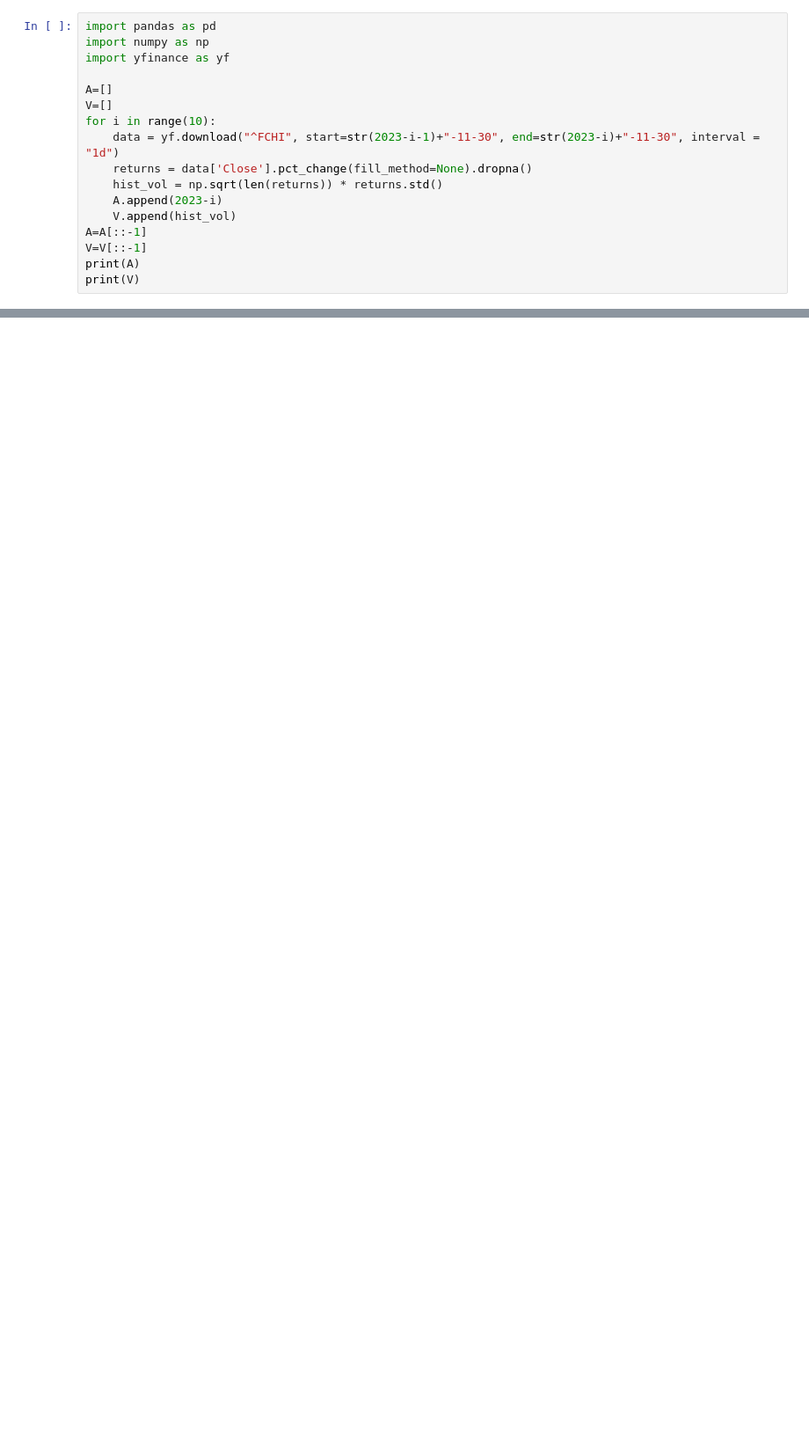
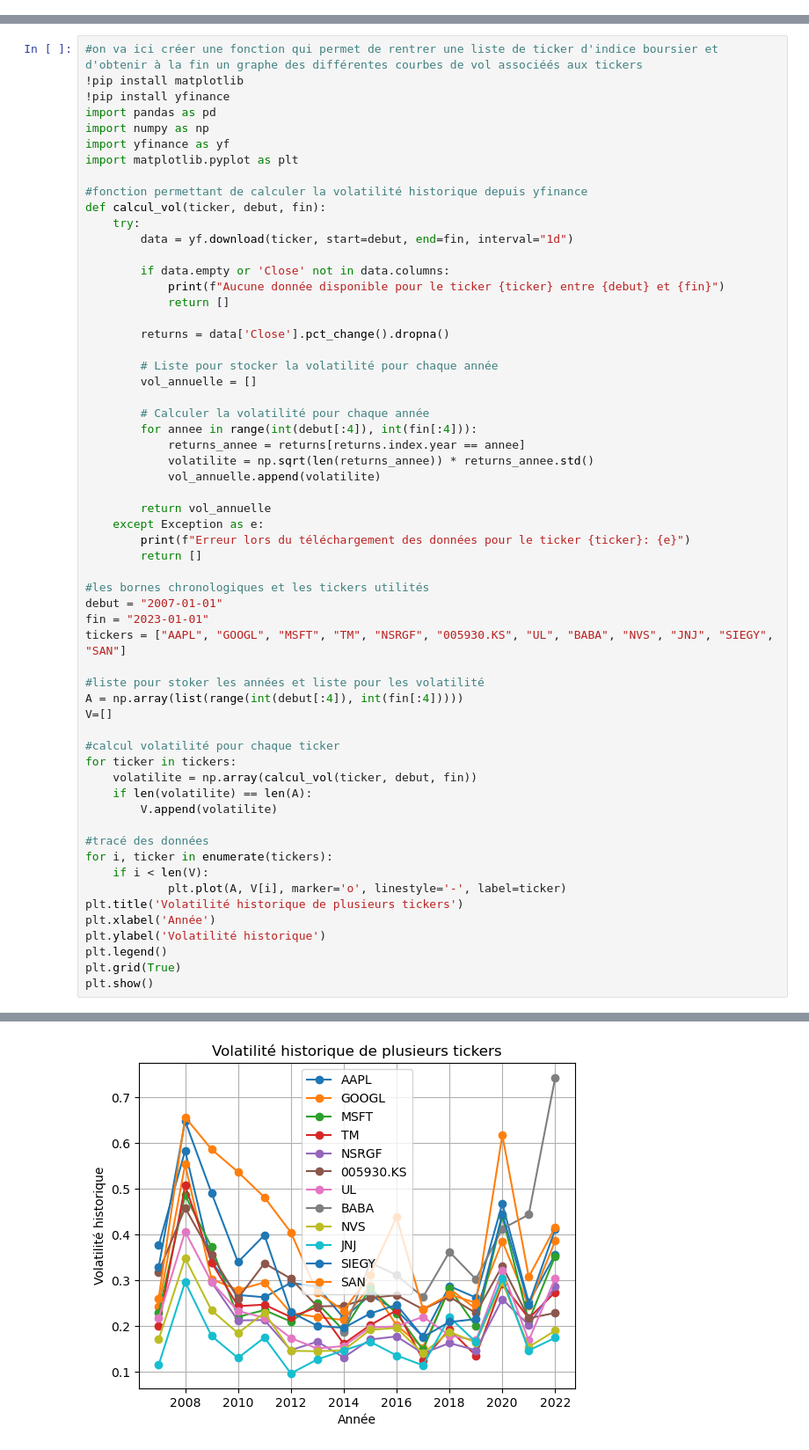
Before and after one commit to RyanSAMAMA/Ensae_projetMDR, a Jupyter notebook: faconbrouillon.ipynb, the cells around one changed output, grey strips where cells are left out. Shown: that part at 88% size. Cells and saved outputs as stored; diff of their text form; blank space fills up the shorter version.

Commit message:
Graphe vol annuelle pour différents ticker

```diff
--- a/faconbrouillon.ipynb
+++ b/faconbrouillon.ipynb
@@ -10,17 +0,0 @@ et ensuite plot (matplotlib ou pilot) de A et V
-# %%
-import pandas as pd
-import numpy as np
-import yfinance as yf
-
-A=[]
-V=[]
-for i in range(10):
-    data = yf.download("^FCHI", start=str(2023-i-1)+"-11-30", end=str(2023-i)+"-11-30", interval = "1d")
-    returns = data['Close'].pct_change(fill_method=None).dropna()
-    hist_vol = np.sqrt(len(returns)) * returns.std()
-    A.append(2023-i)
-    V.append(hist_vol)
-A=A[::-1]
-V=V[::-1]
-print(A)
-print(V)
@@ -39,0 +1,60 @@ print(V)
+# %%
+#on va ici créer une fonction qui permet de rentrer une liste de ticker d'indice boursier et d'obtenir à la fin un graphe des différentes courbes de vol associéés aux tickers
+!pip install matplotlib
+!pip install yfinance
+import pandas as pd
+import numpy as np
+import yfinance as yf
+import matplotlib.pyplot as plt
+
+#fonction permettant de calculer la volatilité historique depuis yfinance
+def calcul_vol(ticker, debut, fin):
+    try:
+        data = yf.download(ticker, start=debut, end=fin, interval="1d")
+
+        if data.empty or 'Close' not in data.columns:
+            print(f"Aucune donnée disponible pour le ticker {ticker} entre {debut} et {fin}")
+            return []
+
+        returns = data['Close'].pct_change().dropna()
+
+        # Liste pour stocker la volatilité pour chaque année
+        vol_annuelle = []
+
+        # Calculer la volatilité pour chaque année
+        for annee in range(int(debut[:4]), int(fin[:4])):
+            returns_annee = returns[returns.index.year == annee]
+            volatilite = np.sqrt(len(returns_annee)) * returns_annee.std()
+            vol_annuelle.append(volatilite)
+
+        return vol_annuelle
+    except Exception as e:
+        print(f"Erreur lors du téléchargement des données pour le ticker {ticker}: {e}")
+        return []
+
+#les bornes chronologiques et les tickers utilités
+debut = "2007-01-01"
+fin = "2023-01-01"
+tickers = ["AAPL", "GOOGL", "MSFT", "TM", "NSRGF", "005930.KS", "UL", "BABA", "NVS", "JNJ", "SIEGY", "SAN"]
+
+#liste pour stoker les années et liste pour les volatilité
+A = np.array(list(range(int(debut[:4]), int(fin[:4]))))
+V=[]
+
+#calcul volatilité pour chaque ticker
+for ticker in tickers:
+    volatilite = np.array(calcul_vol(ticker, debut, fin))
+    if len(volatilite) == len(A):
+        V.append(volatilite)
+
+#tracé des données
+for i, ticker in enumerate(tickers):
+    if i < len(V):
+            plt.plot(A, V[i], marker='o', linestyle='-', label=ticker)
+plt.title('Volatilité historique de plusieurs tickers')
+plt.xlabel('Année')
+plt.ylabel('Volatilité historique')
+plt.legend()
+plt.grid(True)
+plt.show()
+# %% [output]
@@ -39,0 +78 @@ print(V)
+[figure, added]
```
Also changed, not shown: parts of 3 cells of this notebook.
